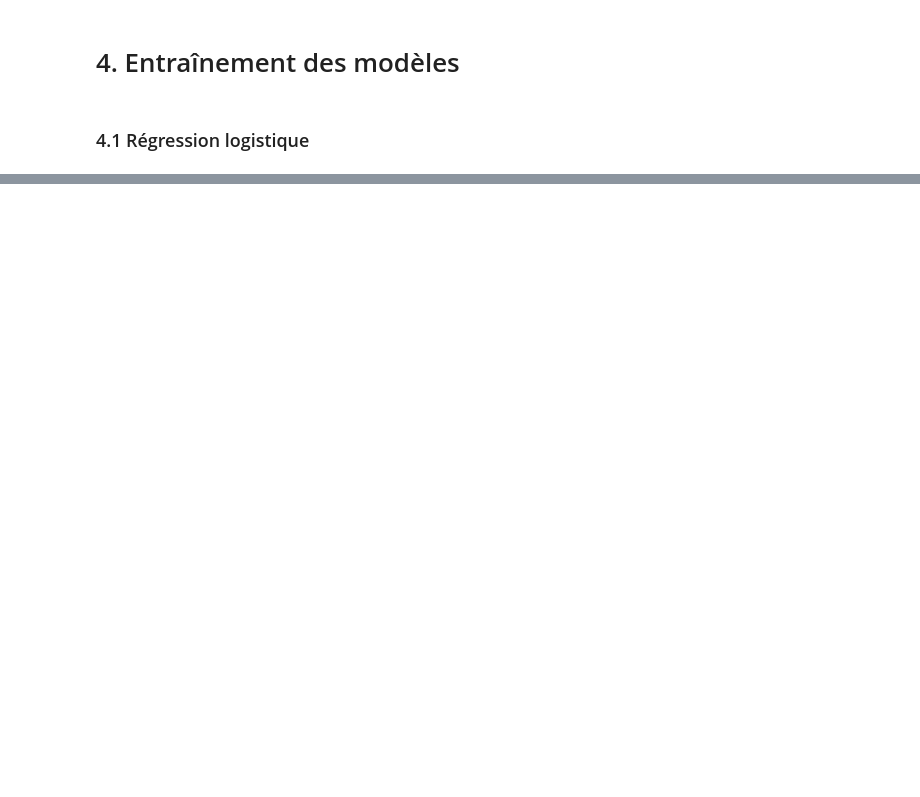
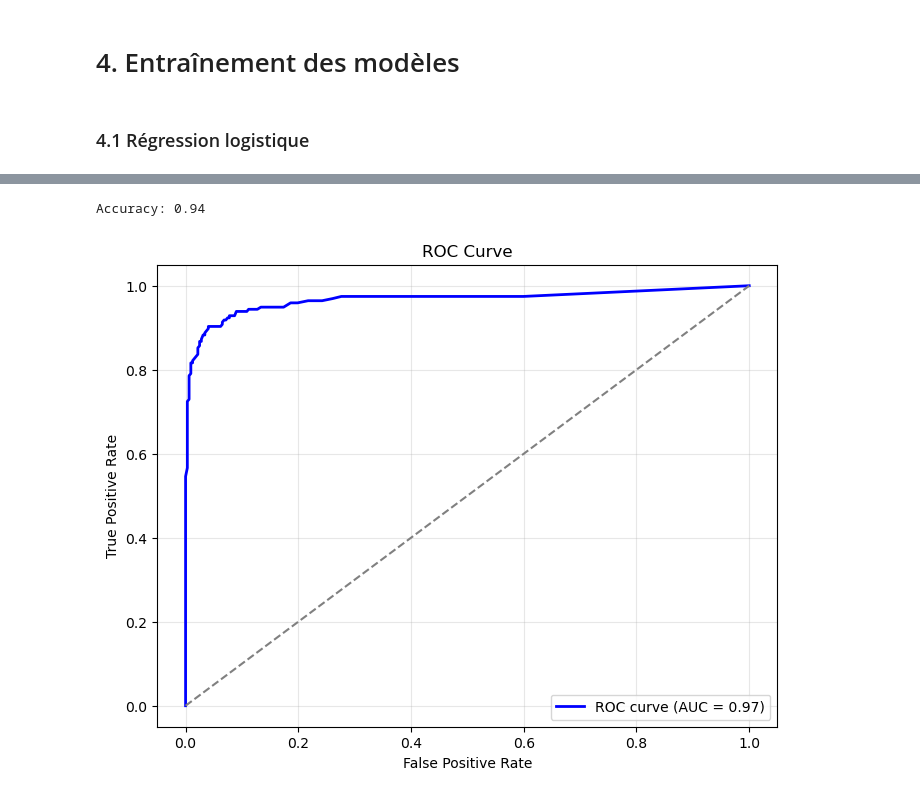
Before and after one commit to FlorianClaisse/Projet_Analyse, a Jupyter notebook: script_bis_2.ipynb, the cells around one changed output, grey strips where cells are left out. Drawn from its saved outputs; the diff is of its cells as text; code cells hidden in the pictures; blank space fills up the shorter version.

```diff
--- a/script_bis_2.ipynb
+++ b/script_bis_2.ipynb
@@ -364,0 +696,53 @@ print(f"L'exactitude du modèle est de {lr_accuracy * 100:.2f}%")
+# %%
+from sklearn.metrics import roc_curve, auc
+from sklearn.model_selection import train_test_split
+
+X_train, X_test, y_train, y_test = train_test_split(X, y, test_size=0.2, random_state=42)
+
+from sklearn.preprocessing import StandardScaler
+
+scaler = StandardScaler()
+X_train = scaler.fit_transform(X_train)
+X_test = scaler.transform(X_test)
+
+from sklearn.ensemble import RandomForestClassifier
+
+# Créer et entraîner le modèle
+model = RandomForestClassifier(random_state=42)
+model.fit(X_train, y_train)
+
+# Prédire sur le jeu de test
+y_pred = model.predict(X_test)
+
+from sklearn.metrics import classification_report, accuracy_score
+
+# Calculer l'exactitude
+accuracy = accuracy_score(y_test, y_pred)
+print(f"Accuracy: {accuracy:.2f}")
+
+# Rapport de classification complet
+#print(classification_report(y_test, y_pred))
+
+from sklearn.metrics import roc_curve, auc
+import matplotlib.pyplot as plt
+
+# Probabilités pour la classe positive
+y_proba = model.predict_proba(X_test)[:, 1]
+
+# Calculer FPR, TPR et AUC
+fpr, tpr, _ = roc_curve(y_test, y_proba)
+roc_auc = auc(fpr, tpr)
+
+# Tracer la courbe ROC
+plt.figure(figsize=(8, 6))
+plt.plot(fpr, tpr, color='blue', lw=2, label=f'ROC curve (AUC = {roc_auc:.2f})')
+plt.plot([0, 1], [0, 1], color='gray', linestyle='--')
+plt.xlabel('False Positive Rate')
+plt.ylabel('True Positive Rate')
+plt.title('ROC Curve')
+plt.legend(loc='lower right')
+plt.grid(alpha=0.3)
+plt.show()
+# %% [output]
+Accuracy: 0.94
+[figure, added]
```
Also changed, not shown: parts of 20 cells of this notebook, 8 other files.
